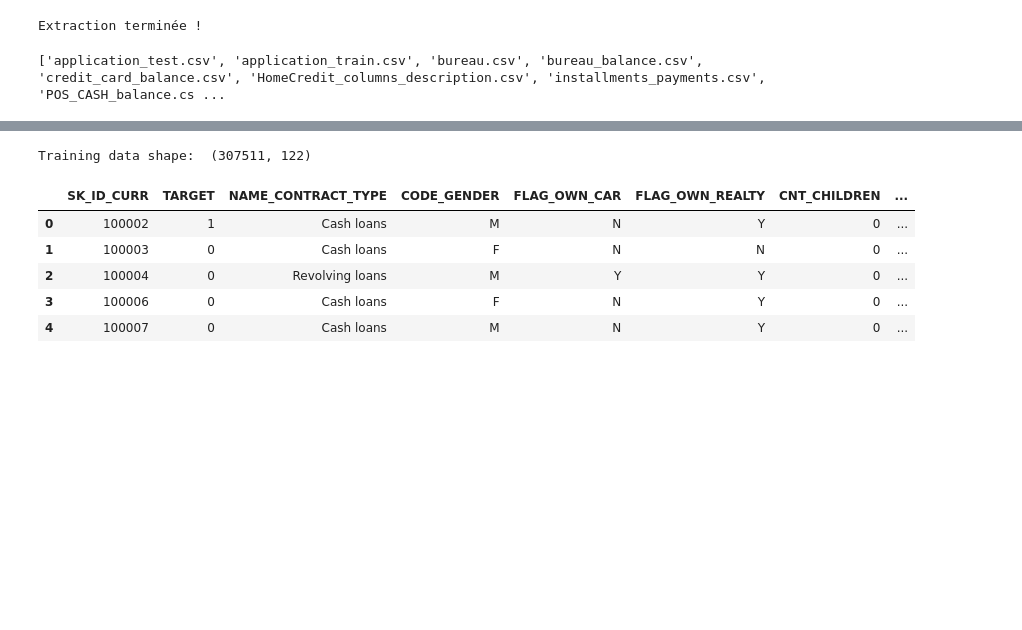
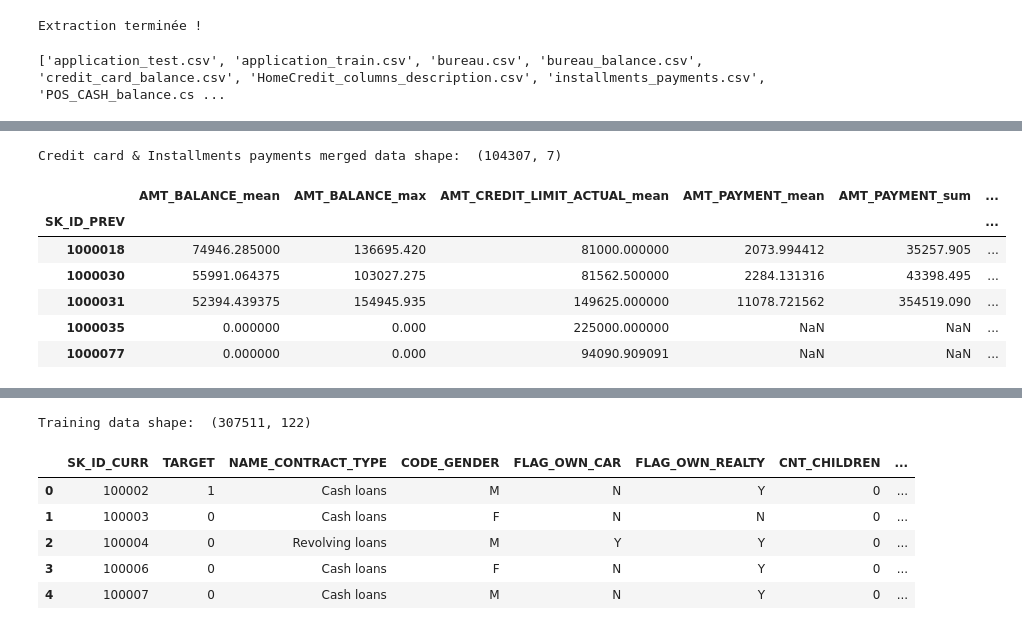
Before and after one commit to christophesallessacareau-boop/Initiez_vous_au_ML_Ops, a Jupyter notebook: Initiez_vous_au_ML_Ops.ipynb, the cells around one changed output, grey strips where cells are left out. Saved outputs shown, nothing was run; the diff lists cells and outputs as text; code cells hidden in the pictures; blank space fills up the shorter version.

```diff
--- a/Initiez_vous_au_ML_Ops.ipynb
+++ b/Initiez_vous_au_ML_Ops.ipynb
@@ -32,0 +161,4 @@ print(os.listdir("data"))
+# %%
+installments_payments = pd.read_csv(r"C:\Users\chris\Initiez_vous_au_ML_Ops\data\installments_payments.csv")
+print('Installments payments data shape: ', installments_payments.shape)
+installments_payments.head()
@@ -32,0 +179,31 @@ print(os.listdir("data"))
+# %%
+installments_payments.drop(columns=['NUM_INSTALMENT_VERSION', 'NUM_INSTALMENT_NUMBER'], inplace=True)
+# %%
+# On agrège installments_payments par SK_ID_PREV
+installments_agg = installments_payments.groupby('SK_ID_PREV').agg({
+    'AMT_PAYMENT': ['mean', 'sum'],
+    'DAYS_INSTALMENT': ['mean'],
+    'DAYS_ENTRY_PAYMENT': ['mean'],
+})
+installments_agg.columns = ['_'.join(col) for col in installments_agg.columns]
+# %%
+# On agrège credit_card_balance par SK_ID_PREV
+credit_agg = credit_card_balance.groupby('SK_ID_PREV').agg({
+    'AMT_BALANCE': ['mean', 'max'],
+    'AMT_CREDIT_LIMIT_ACTUAL': ['mean'],
+})
+credit_agg.columns = ['_'.join(col) for col in credit_agg.columns]
+# %%
+# On merge les deux tables agrégées
+credit_card_installments_payments_merged = credit_agg.merge(installments_agg, on='SK_ID_PREV', how='left')
+print('Credit card & Installments payments merged data shape: ', credit_card_installments_payments_merged.shape)
+credit_card_installments_payments_merged.head()
+# %% [output]
+Credit card & Installments payments merged data shape:  (104307, 7)
+|  | AMT_BALANCE_mean | AMT_BALANCE_max | AMT_CREDIT_LIMIT_ACTUAL_mean | AMT_PAYMENT_mean | AMT_PAYMENT_sum | ... |
+| SK_ID_PREV |  |  |  |  |  | ... |
+| 1000018 | 74946.285000 | 136695.420 | 81000.000000 | 2073.994412 | 35257.905 | ... |
+| 1000030 | 55991.064375 | 103027.275 | 81562.500000 | 2284.131316 | 43398.495 | ... |
+| 1000031 | 52394.439375 | 154945.935 | 149625.000000 | 11078.721562 | 354519.090 | ... |
+| 1000035 | 0.000000 | 0.000 | 225000.000000 | NaN | NaN | ... |
+| 1000077 | 0.000000 | 0.000 | 94090.909091 | NaN | NaN | ... |
```
Also changed, not shown: parts of 28 cells of this notebook, 1 other file.
